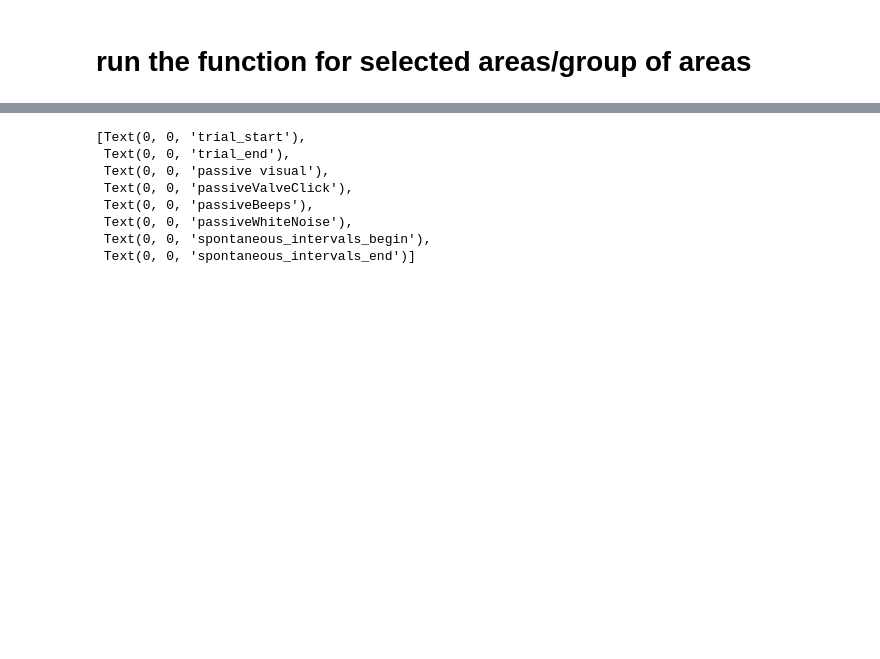
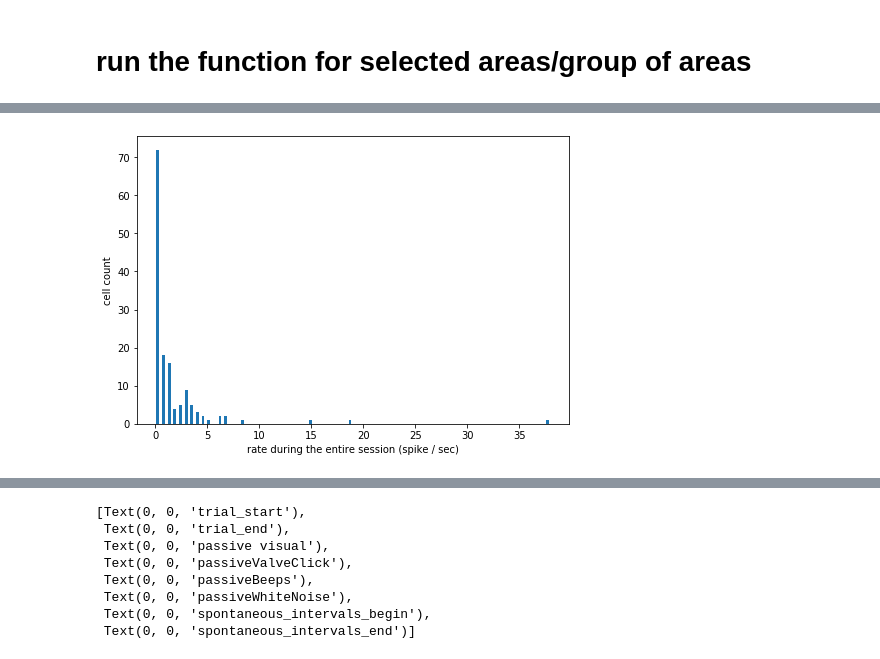
Before and after one commit to mariakesa/ConnectedLizards_NeuroMatch2020, a Jupyter notebook: data_overview_JS.ipynb, the cells around one changed output, grey strips where cells are left out. Saved outputs shown, nothing was run; the diff lists cells and outputs as text; code cells hidden in the pictures; blank space fills up the shorter version.

```diff
--- a/data_overview_JS.ipynb
+++ b/data_overview_JS.ipynb
@@ -338,4 +374,90 @@ Ax.invert_yaxis()
-# %%
-logISI = pd.DataFrame(data=None, columns= Index, dtype = float)
-for I in Index:
-    logISI[i] = np.diff(AllspkTime_sec[I])
+# %%
+AllspkTime_sec = OUT['mid_brain_circuits']['all_spike_times_sec']
+AllSpikes_Rate_Hz = OUT['mid_brain_circuits']['spike_rate_Hz']
+maxRate = np.max(AllSpikes_Rate_Hz)
+
+## spike rate histogram
+numberofbins = int(len(AllSpikes_Rate_Hz)/2) ## number of cells divided by two
+
+binning_spikerate_Hz = np.linspace(0, int(maxRate+1), numberofbins)
+
+counts, _ = np.histogram(AllSpikes_Rate_Hz, bins=binning_spikerate_Hz)
+plotPoints = binning_spikerate_Hz[:-1] + (np.min(np.diff(binning_spikerate_Hz))/2)
+#print(np.min(np.diff(binning_spikerate_Hz))/2)
+
+#print(AllSpikes_Rate_Hz.shape)
+# print(counts)
+# print(plotPoints)
+
+fig = plt.figure()
+ax = fig.add_axes([0,0,1,1])
+ax.bar(plotPoints,counts, align='center', alpha=1, width= np.min(plotPoints))
+ax.set_xlabel('rate during the entire session (spike / sec)')
+ax.set_ylabel('cell count')
+ax.axis('tight')
+plt.show()
+
+
+#     freq, binEdges = np.histogram(logISI[i][0:logISI[i].count()],weights=w, bins=log_binning)
+#     #Note: freq is the values of the histogram : 59 of them, one for each bin
+#     #binEdges is the edges of the bins, 60 of them since each bin has 2 sides
+#     logISI_hist[i] = freq
+#     #Let's create a proper point for each value: the center of the bin it represents
+#     plotPoints = (binEdges[1:]+binEdges[:-1])/2
+
+
+Index = np.arange(len(AllSpikes_Rate_Hz))
+# print(Index)
+log_binning = np.linspace(np.log(0.0005),np.log(10), 60) #This will be the bins to model the ISI distribution for the graph
+logISI_hist = np.zeros((len(Index), len(log_binning)-1))
+logISI_hist_bins = np.zeros((len(Index), len(log_binning)-1))
+
+binning = np.linspace(0.002,1, 500) #This will be the bins to model the ISI distribution for the graph
+ISI_hist = np.zeros((len(Index), len(binning)-1))
+ISI_hist_bins = np.zeros((len(Index), len(binning)-1))
+
+# print(logISI.shape)
+for I in Index:
+    ISIs = np.diff(AllspkTime_sec[I])
+    hist, bin_edges = np.histogram(ISIs, bins=binning ,density=True )
+    ISI_hist[I] = hist
+    ISI_hist_bins[I] = bin_edges[:-1] + (np.min ( np.diff(bin_edges) ))/2
+
+    logISIs = np.log(ISIs)
+    log_hist, log_bin_edges = np.histogram(logISIs, bins=log_binning ,density=True )
+    logISI_hist[I] = log_hist
+    logISI_hist_bins[I] = log_bin_edges[:-1] + (np.min ( np.diff(log_bin_edges) ))/2
+
+Fig_histograms = plt.figure()
+axISI = Fig_histograms.add_axes([0.1, .1, 1.8, 2])
+axISI.plot(ISI_hist_bins.T, ISI_hist.T)
+axISI.set_xlabel('ISI (sec)')
+axISI.set_ylabel('Frequency')
+axISI.set_xlim(0.0001,1)
+Ax = Fig_histograms.add_axes([2.1, .1, 1.8, 2])
+Ax.imshow(ISI_hist)
+Ax.axis('tight')
+Ax.set_ylabel('selected cells')
+Ax.set_xlabel('bins')
+Ax.invert_yaxis()
+# print(logISI_hist)
+
+
+Fig_histograms = plt.figure()
+axISI = Fig_histograms.add_axes([0.1, 2.1, 1.8, 2])
+axISI.plot(logISI_hist_bins.T, logISI_hist.T,)
+axISI.set_xlabel('ISI (sec)')
+axISI.set_ylabel('Frequency')
+axISI.set_xlim(np.log(0.001), np.log(10))
+axISI.set_xticks([np.log(0.001), np.log(0.01), np.log(0.1), np.log(1)])
+axISI.set_xticklabels([0.001, 0.01, 0.1, 1])
+
+Ax = Fig_histograms.add_axes([2.1, 2.1, 1.8, 2])
+Ax.imshow(logISI_hist)
+Ax.axis('tight')
+Ax.set_ylabel('selected cells')
+Ax.set_xlabel('bins')
+Ax.invert_yaxis()
+# print(logISI_hist)
+# %% [output]
+[figure, added]
```
Also changed, not shown: parts of 11 cells of this notebook.
